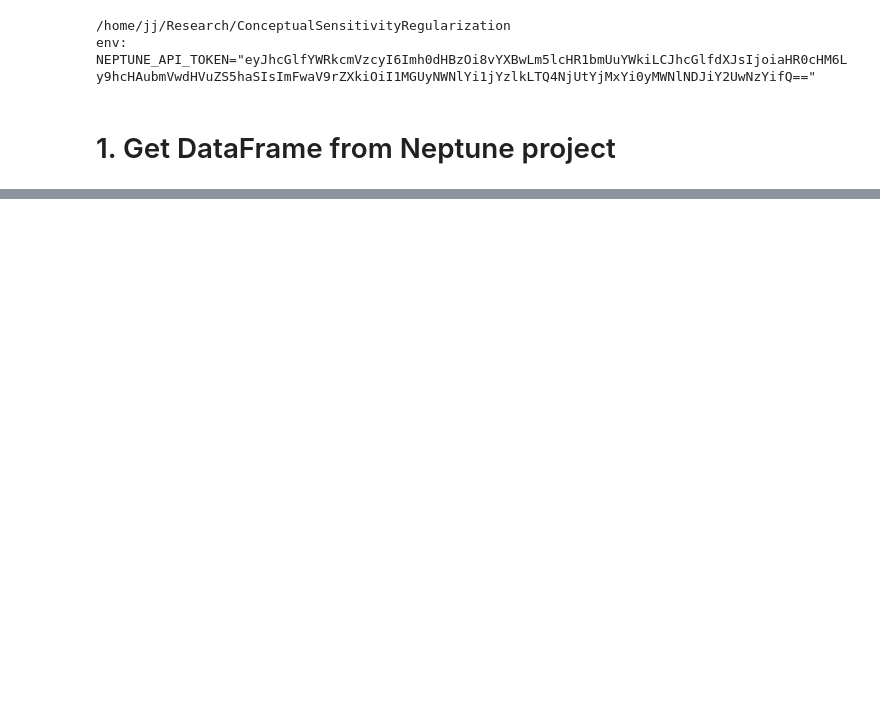
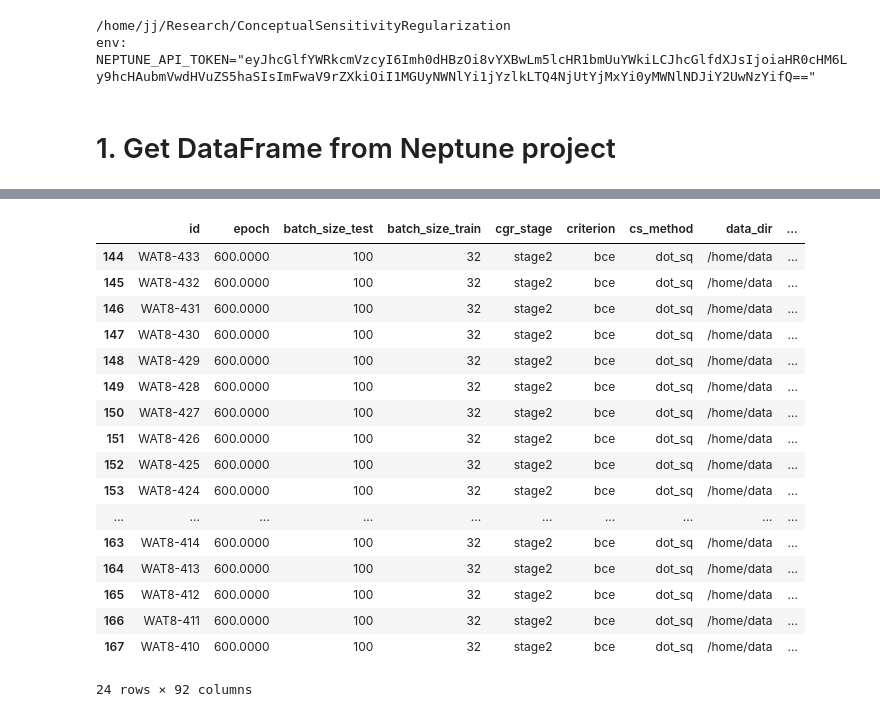
Before and after one commit to joshua840/ConceptualSensitivityRegularization, a Jupyter notebook: notebooks/results_viewer/Waterbirds_summary.ipynb, the cells around one changed output, grey strips where cells are left out. Saved outputs shown, nothing was run; the diff lists cells and outputs as text; code cells hidden in the pictures; blank space fills up the shorter version.

```diff
--- a/notebooks/results_viewer/Waterbirds_summary.ipynb
+++ b/notebooks/results_viewer/Waterbirds_summary.ipynb
@@ -143,0 +261,4 @@ plt.show()
+# %%
+pth = '/mnt/ssd/jj/Research/Maxent/ConceptualSensitivityRegularization/.neptune/temp/TEM-648/checkpoints/last.ckpt'
+
+df_cgr = df.query('module_name == "CGR" and minor_ratio == 0.05 and g_ckpt_path == @pth')
@@ -143,0 +273,21 @@ plt.show()
+# %%
+df_cgr
+# %% [output]
+|  | id | epoch | batch_size_test | batch_size_train | cgr_stage | criterion | cs_method | data_dir | ... |
+| 144 | WAT8-433 | 600.0000 | 100 | 32 | stage2 | bce | dot_sq | /home/data | ... |
+| 145 | WAT8-432 | 600.0000 | 100 | 32 | stage2 | bce | dot_sq | /home/data | ... |
+| 146 | WAT8-431 | 600.0000 | 100 | 32 | stage2 | bce | dot_sq | /home/data | ... |
+| 147 | WAT8-430 | 600.0000 | 100 | 32 | stage2 | bce | dot_sq | /home/data | ... |
+| 148 | WAT8-429 | 600.0000 | 100 | 32 | stage2 | bce | dot_sq | /home/data | ... |
+| 149 | WAT8-428 | 600.0000 | 100 | 32 | stage2 | bce | dot_sq | /home/data | ... |
+| 150 | WAT8-427 | 600.0000 | 100 | 32 | stage2 | bce | dot_sq | /home/data | ... |
+| 151 | WAT8-426 | 600.0000 | 100 | 32 | stage2 | bce | dot_sq | /home/data | ... |
+| 152 | WAT8-425 | 600.0000 | 100 | 32 | stage2 | bce | dot_sq | /home/data | ... |
+| 153 | WAT8-424 | 600.0000 | 100 | 32 | stage2 | bce | dot_sq | /home/data | ... |
+| ... | ... | ... | ... | ... | ... | ... | ... | ... | ... |
+| 163 | WAT8-414 | 600.0000 | 100 | 32 | stage2 | bce | dot_sq | /home/data | ... |
+| 164 | WAT8-413 | 600.0000 | 100 | 32 | stage2 | bce | dot_sq | /home/data | ... |
+| 165 | WAT8-412 | 600.0000 | 100 | 32 | stage2 | bce | dot_sq | /home/data | ... |
+| 166 | WAT8-411 | 600.0000 | 100 | 32 | stage2 | bce | dot_sq | /home/data | ... |
+| 167 | WAT8-410 | 600.0000 | 100 | 32 | stage2 | bce | dot_sq | /home/data | ... |
+24 rows × 92 columns
```
Also changed, not shown: parts of 17 cells of this notebook, 29 other files.
